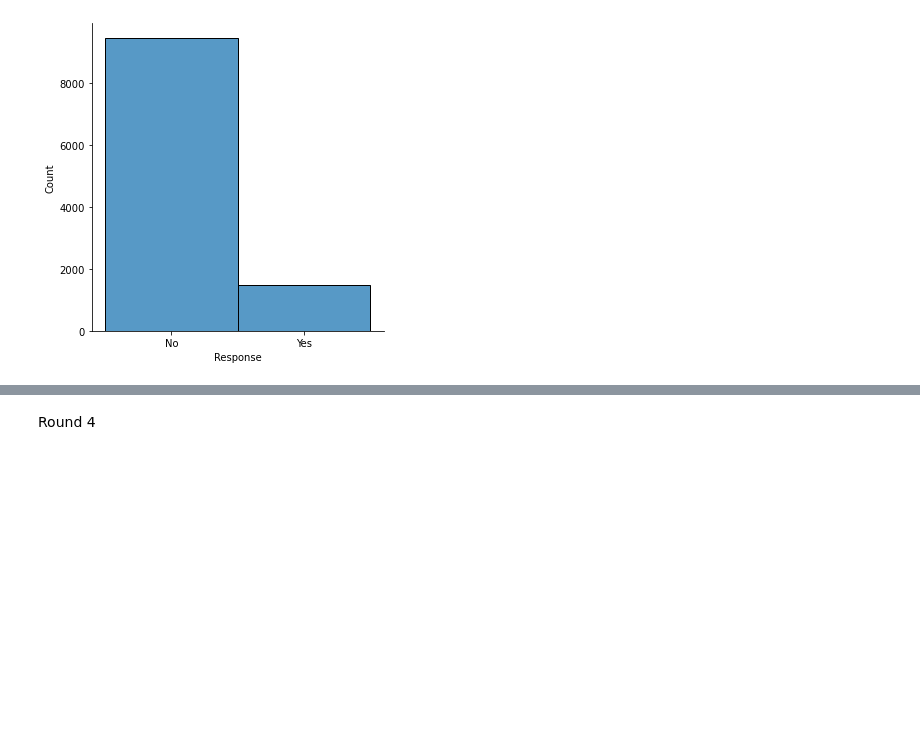
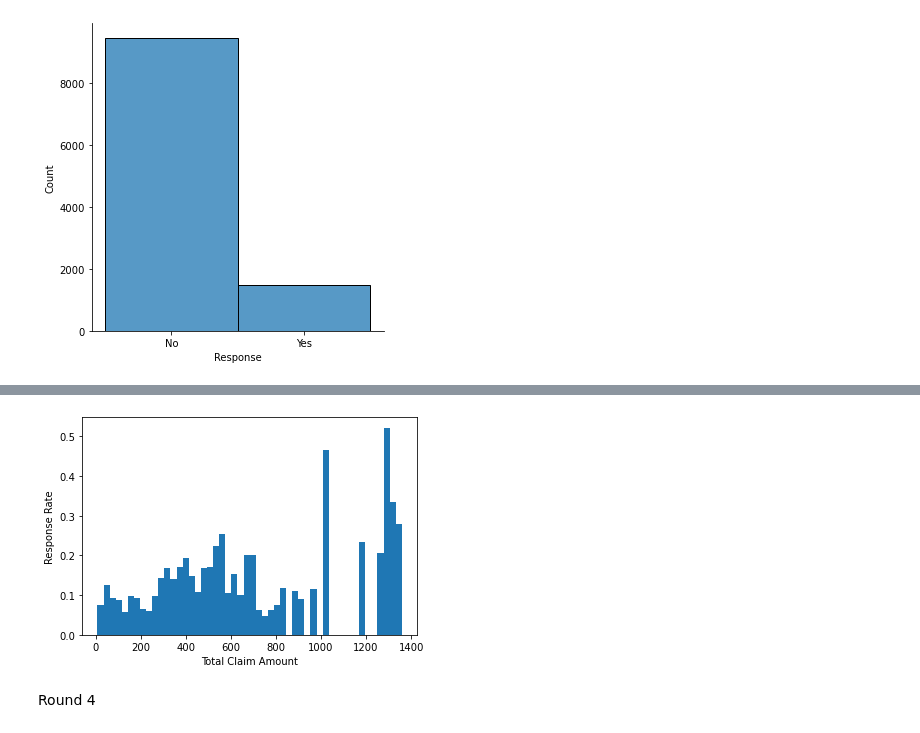
Before and after one commit to DaLahrmann/lab-customer-analysis-round-2, a Jupyter notebook: Round2_2.ipynb, the cells around one changed output, grey strips where cells are left out. Saved outputs shown, nothing was run; the diff lists cells and outputs as text; code cells hidden in the pictures; blank space fills up the shorter version.

```diff
--- a/Round2_2.ipynb
+++ b/Round2_2.ipynb
@@ -76,3 +140,28 @@ plt.show()
+# %%
+
+# Bincration found in : https://stackoverflow.com/questions/1721273/howto-bin-series-of-float-values-into-histogram-in-python
+
+hisy, binedge=np.histogram(filey['Total Claim Amount'],bins=50)
+his, binedge=np.histogram(file['Total Claim Amount'],bins=binedge)
+
+x,y=[],[]
+for i in range(len(his)):
+    x.append(np.mean([binedge[i],binedge[i+1]]))
+    if hisy[i]==0:
+        y.append(0.)
+    else:
+        y.append(float(hisy[i])/float(his[i]))
+
+plt.bar(x,y,width=binedge[1]-binedge[0])
+plt.xlabel('Total Claim Amount')
+plt.ylabel('Response Rate')
+plt.show()
+#print(x,y)
+# dict={'No':0.,'Yes':1.}
+# file['Response']=file['Response'].apply(lambda x: dict[x])
+# print(file.columns)
+# %% [output]
+[figure, added]
 # %% [markdown]
 Round 4
 # %%
```
Also changed, not shown: parts of 51 cells of this notebook.
